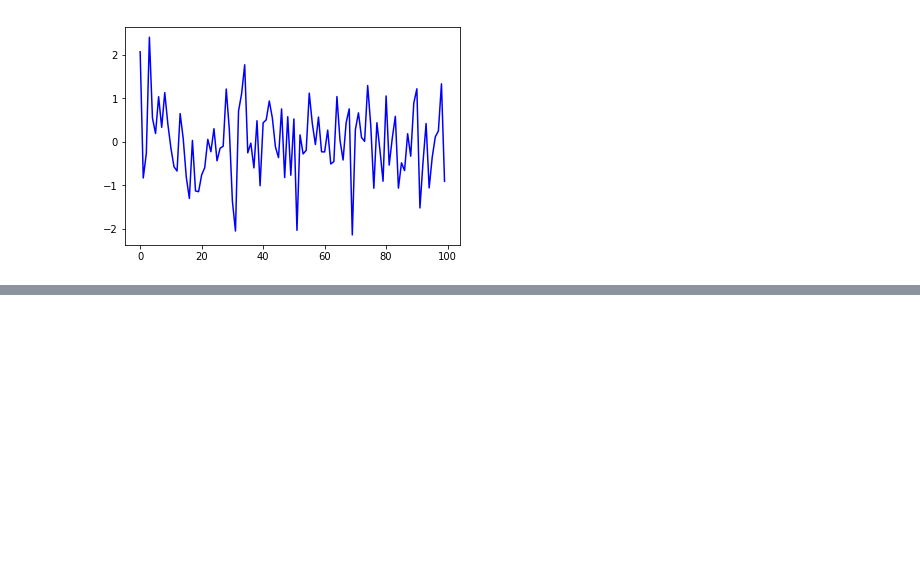
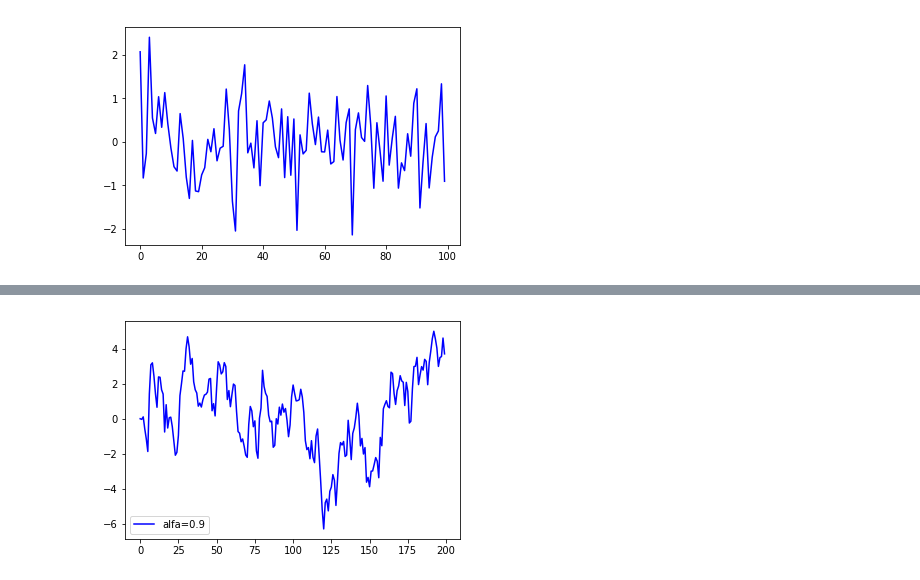
Before and after one commit to kubapawelczak/hello-world, a Jupyter notebook: Untitled.ipynb, the cells around one changed output, grey strips where cells are left out. Saved outputs shown, nothing was run; the diff lists cells and outputs as text; code cells hidden in the pictures; blank space fills up the shorter version.

```diff
--- a/Untitled.ipynb
+++ b/Untitled.ipynb
@@ -129,0 +232,17 @@ plt.show()
+# %%
+import numpy as np
+import matplotlib.pyplot as plt
+T=200
+alfa=0.9
+x_0=0
+x=0
+x_t=[]
+for i in range(T):
+    x_t.append(x)
+    x=alfa*x+np.random.randn()
+
+plt.plot(x_t, 'b-',label="alfa=0.9")
+plt.legend()
+plt.show()
+# %% [output]
+[figure, added]
```
Also changed, not shown: parts of 10 cells of this notebook.
